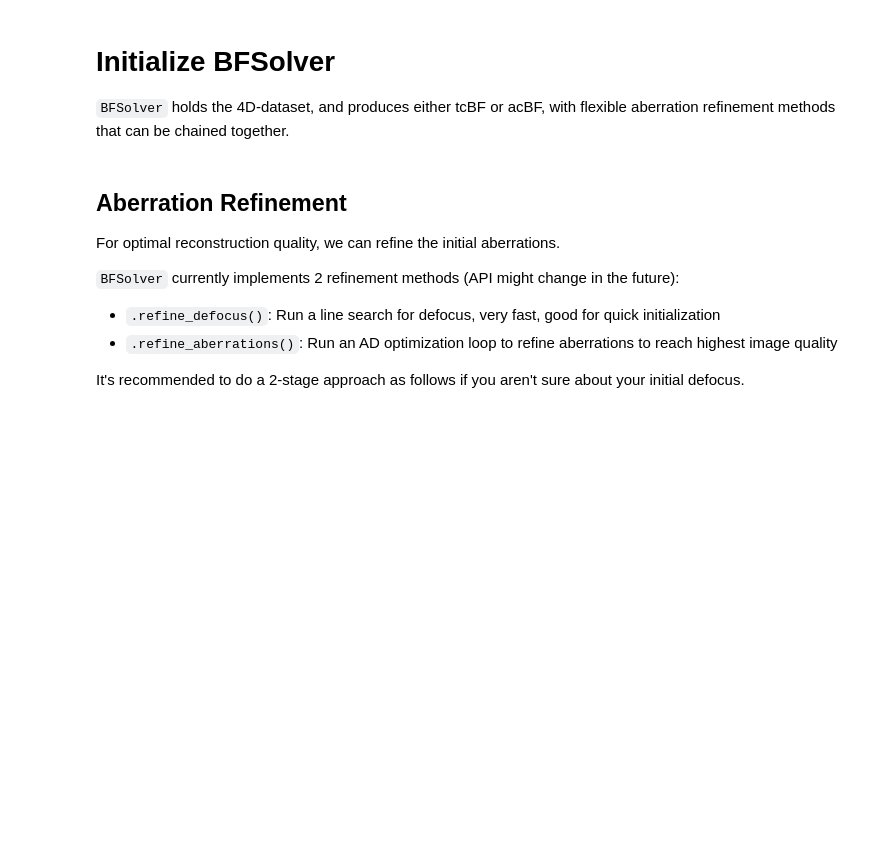
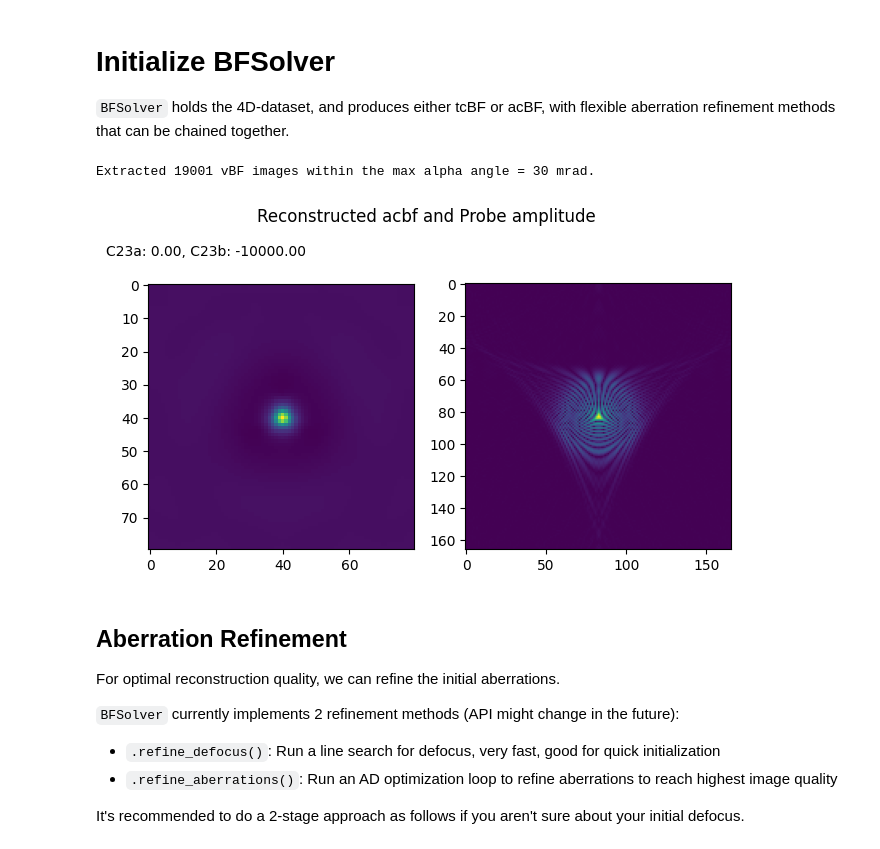
Before and after one commit to chiahao3/fast-acbf, a Jupyter notebook: get_acBF.ipynb, the cells around one changed output. Drawn from its saved outputs; the diff is of its cells as text; code cells hidden in the pictures; blank space fills up the shorter version.

```diff
--- a/get_acBF.ipynb
+++ b/get_acBF.ipynb
@@ -150,30 +208,33 @@ plt.show()
 # %%
 # Initialize the BFSolver takes ~ 0.3 sec, including sending vBF data to GPU
 bf = BFSolver(dataset,
               max_alpha=max_alpha,
               scan_step_size=scan_step_size,
               dk=dk,
               wavelength=get_wavelength_ang(kv=kv),
-              max_order=3,
+              max_order=2,
               aberrations={
                 'C10': -defocus, #C10 is -df, positive C10 is overfocus
                 'C12': 0,
                 'phi12': 0,
                 'C21': 00,
-                'C23': 0,
-                'phi23': 00
+                'C23': 1e4,
+                'phi23': 90
                 },
               coord_transform = coord_transform,
               # coord_transform={
               #   'flipud': False,
               #   'rotation_deg': 0,
               # },
               device='cuda',
             )
 
 # Plot the initial reconstruction without any refinement
 # Calculation ~ 0.01 sec, but plotting takes ~ 0.3 - 0.6 sec
 bf.plot_reconstruction(mode='acBF', upscale=1, output_frame='scan')
+# %% [output]
+Extracted 19001 vBF images within the max alpha angle = 30 mrad.
+[figure, added]
 # %% [markdown]
 ## Aberration Refinement
 
```
Also changed, not shown: parts of 11 cells of this notebook, 1 other file.
